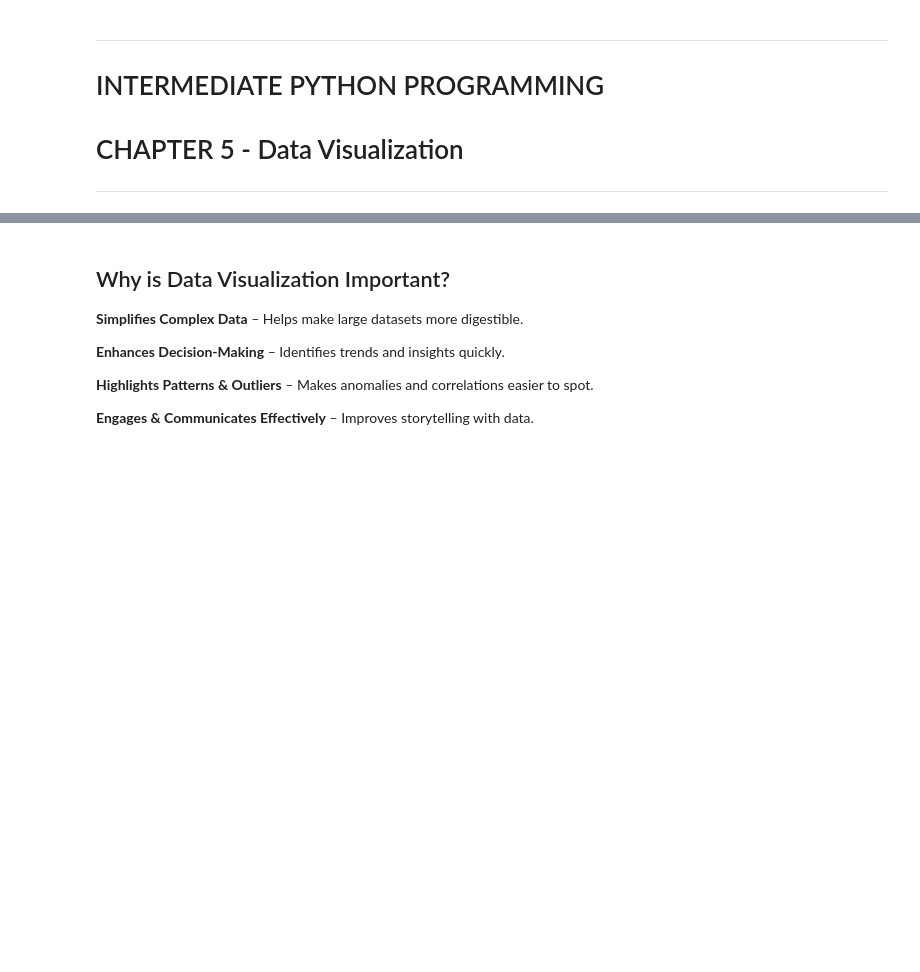
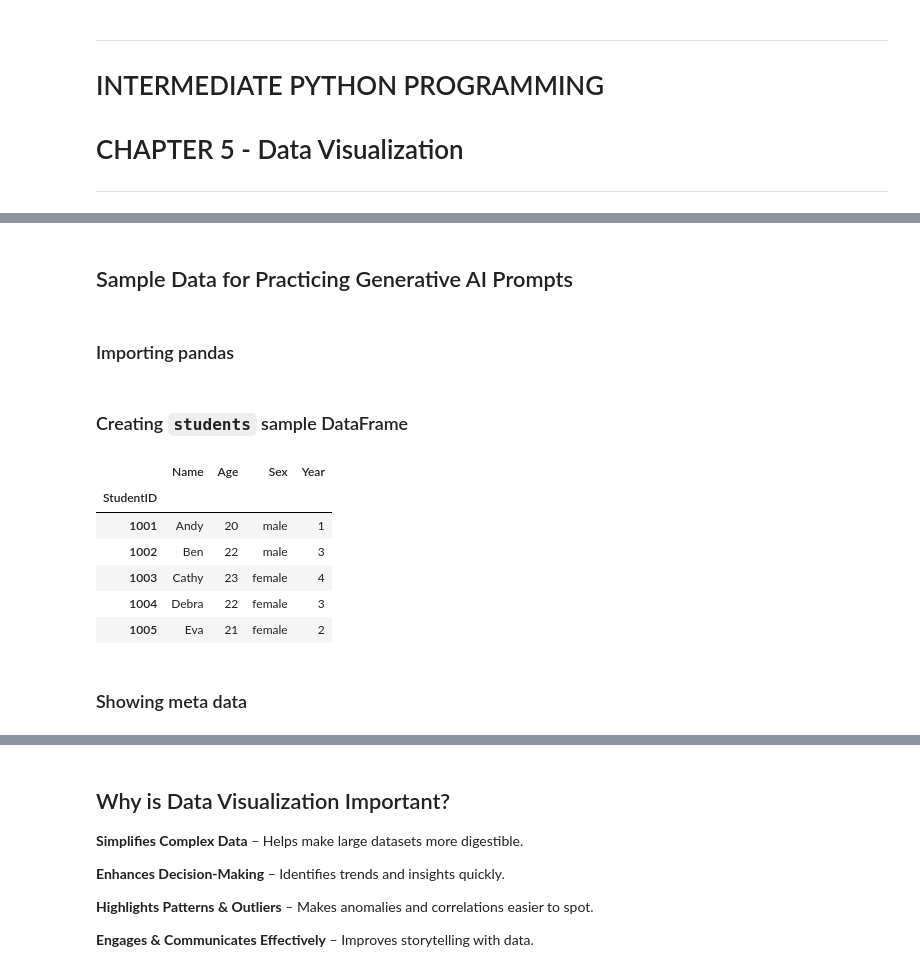
Before and after one commit to ngsanluk/pdp-python-inter, a Jupyter notebook: C05.ipynb, the cells around one changed output, grey strips where cells are left out. Drawn from its saved outputs; the diff is of its cells as text; code cells hidden in the pictures; blank space fills up the shorter version.

Commit message:
add index to students dataframe

```diff
--- a/C05.ipynb
+++ b/C05.ipynb
@@ -22,3 +22,7 @@
 Many Dev Tools come with built-in AI features.  Some already have generative AI features. Github Copilot is an example.  Other similar products include Tabnine, CodeWhisperer.
 
 [Click here to find out more about Github Copilot](https://github.com/features/copilot)
+# %% [markdown]
+## Sample Data for Practicing Generative AI Prompts
+# %% [markdown]
+### Importing pandas
@@ -24,0 +31,22 @@ Many Dev Tools come with built-in AI features.  Some already have generative AI
+# %% [markdown]
+### Creating `students` sample DataFrame
+# %%
+students = pd.DataFrame({
+    "StudentID": ["1001", "1002", "1003", "1004", "1005"],
+    "Name": ["Andy", "Ben", "Cathy", "Debra", "Eva"],
+    "Age": [20, 22, 23, 22, 21],
+    "Sex": ["male", "male", "female", "female", "female"],
+    "Year": [1, 3, 4, 3, 2]
+})
+students.set_index('StudentID', inplace=True)
+students
+# %% [output]
+|  | Name | Age | Sex | Year |
+| StudentID |  |  |  |  |
+| 1001 | Andy | 20 | male | 1 |
+| 1002 | Ben | 22 | male | 3 |
+| 1003 | Cathy | 23 | female | 4 |
+| 1004 | Debra | 22 | female | 3 |
+| 1005 | Eva | 21 | female | 2 |
+# %% [markdown]
+### Showing meta data
```
Also changed, not shown: parts of 7 cells of this notebook, 1 other file.
